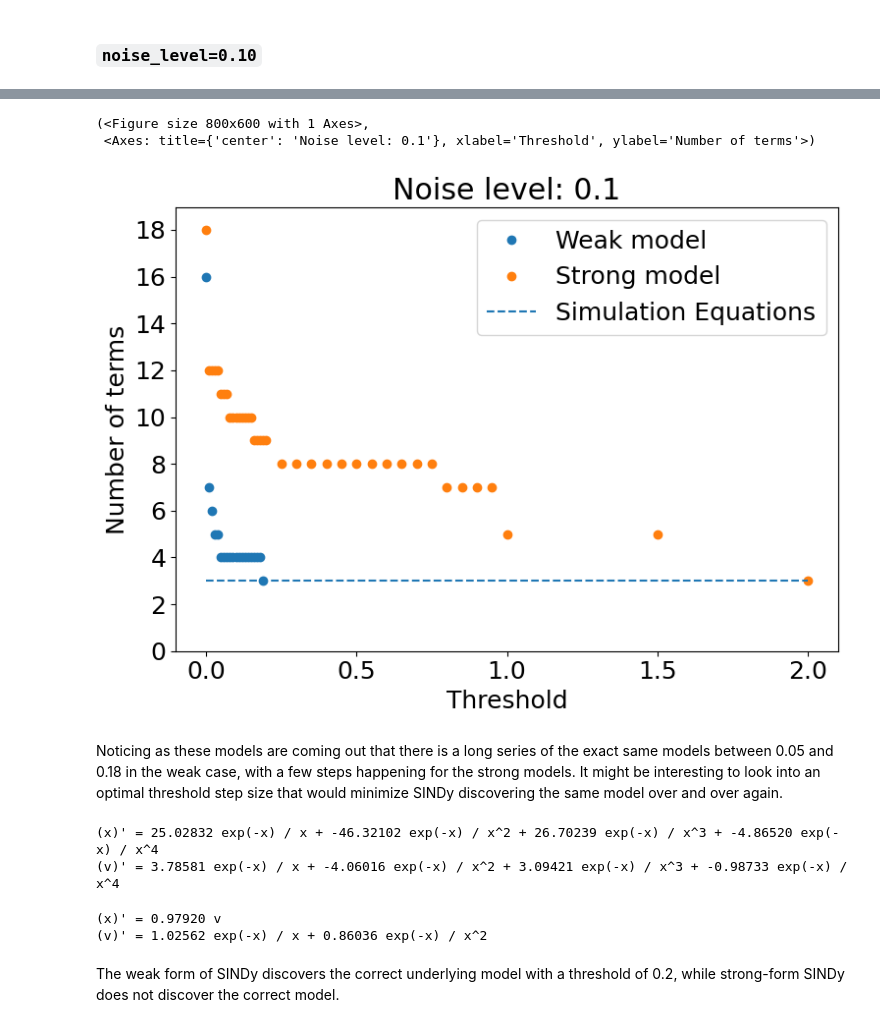
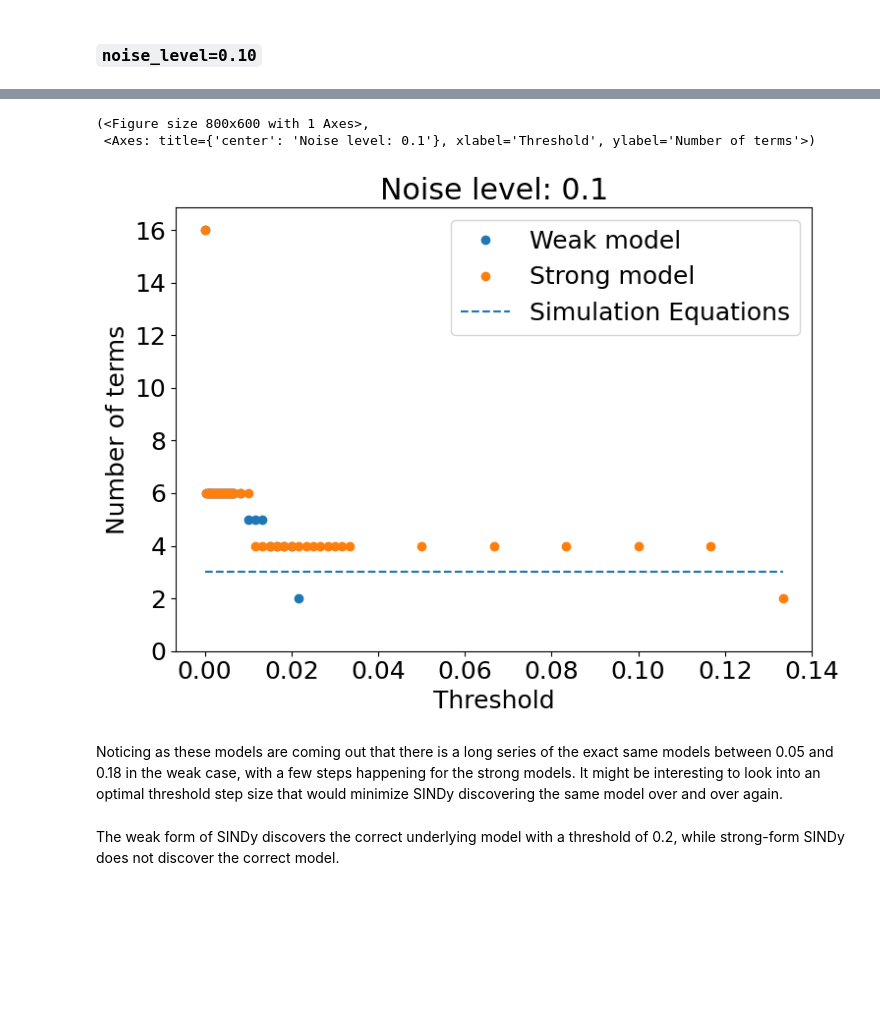
Before and after one commit to zbrookshowe/yukawa-sindy, a Jupyter notebook: Yukawa2body_weak_scaled.ipynb, the cells around one changed output, grey strips where cells are left out. Cells and saved outputs as stored; diff of their text form; code cells hidden in the pictures; blank space fills up the shorter version.

```diff
--- a/Yukawa2body_weak_scaled.ipynb
+++ b/Yukawa2body_weak_scaled.ipynb
@@ -27,0 +84,17 @@ list of functions exported to 'Yukawa_SINDy.py'
+# %%
+# scaling constant
+ep_0 = 8.85e-12 # epsilon naught
+m_d = 3.03e-14  # dust mass in kg
+mu = m_d / 2    # reduced mass
+n_d = 1e11      # dust density in m^-3
+n_e = 2.81e14   # electron density in m^-3
+e = 1.60e-19    # fundamental charge in Coulombs
+q_d = 1e4 * e   # dust charge
+kT_e = 1.24e-18 # in Joules (converted from eV)
+
+lambda_De = ( ( ep_0 * kT_e ) / ( n_e * e**2 ) )**(1/2)
+omega_pd = np.sqrt( ( n_d * q_d**2 ) / ( ep_0 * m_d ) )
+f_pd = omega_pd / (2 * np.pi)
+
+A = q_d**2 / (4 * np.pi * ep_0 * mu * lambda_De**3 * f_pd**2)
+print("scaling constant:", A)
@@ -195,7 +267,7 @@ Strong model
 # %%
 noise_level = 0.10
 # %%
-sims010 = generate_training_data(noise_level=noise_level)
+sims010 = ys.generate_training_data(noise_level=noise_level, mu_x0s=0.5, scaled=True)
 # %%
 sims010[38].plot()
 # %% [output]
@@ -203,7 +275,7 @@ sims010[38].plot()
 # %%
 # thresholds = np.arange(0, 0.2, 0.01)
-thresholds = np.concatenate((np.arange(0, 0.2, 0.01), np.arange(0.2, 1.0, 0.05), np.arange(1.0, 5.0, 0.5)))
-libs = generate_libraries(sims010[0].t)
+thresholds = np.concatenate((np.arange(0, 0.2*A, 0.01*A), np.arange(0.2*A, 1.0*A, 0.05*A), np.arange(1.0*A, 5.0*A, 0.5*A)))
+libs = ys.generate_libraries(sims010[0].t)
 x_train010 = [sim.x for sim in sims010]
 t_train010 = sims010[0].t
-thresholds, complexities = scan_thresholds(sims010, thresholds)
+thresholds, complexities = ys.scan_thresholds(sims010, thresholds, verbose=True)
@@ -210,9 +300,9 @@ thresholds, complexities = scan_thresholds(sims010, thresholds)
 # %%
-plot_complexities(thresholds, complexities, noise_level=noise_level)
+ys.plot_complexities(thresholds, complexities, noise_level=noise_level)
 # %% [output]
 (<Figure size 800x600 with 1 Axes>,
  <Axes: title={'center': 'Noise level: 0.1'}, xlabel='Threshold', ylabel='Number of terms'>)
-[figure, old version]
+[figure, new version]
 # %% [markdown]
 Noticing as these models are coming out that there is a long series of the exact same models between 0.05 and 0.18 in the weak case, with a few steps happening for the strong models.
 It might be interesting to look into an optimal threshold step size that would minimize SINDy discovering the same model over and over again.
@@ -224,17 +314,11 @@ opt = ps.STLSQ(threshold=0.5)
 strong_model = ps.SINDy(feature_names=["x", "v"],feature_library=strong_lib, optimizer=opt)
 strong_model.fit(x_train, t=t_train, multiple_trajectories=True)
 strong_model.print(precision=5)
-# %% [output]
-(x)' = 25.02832 exp(-x) / x + -46.32102 exp(-x) / x^2 + 26.70239 exp(-x) / x^3 + -4.86520 exp(-x) / x^4
-(v)' = 3.78581 exp(-x) / x + -4.06016 exp(-x) / x^2 + 3.09421 exp(-x) / x^3 + -0.98733 exp(-x) / x^4
 # %%
 opt = ps.STLSQ(threshold=0.2)
 weak_model = ps.SINDy(feature_names=["x", "v"],feature_library=weak_lib, optimizer=opt)
 weak_model.fit(x_train, t=t_train, multiple_trajectories=True)
 weak_model.print(precision=5)
-# %% [output]
-(x)' = 0.97920 v
-(v)' = 1.02562 exp(-x) / x + 0.86036 exp(-x) / x^2
 # %% [markdown]
 The weak form of SINDy discovers the correct underlying model with a threshold of 0.2, while strong-form SINDy does not discover the correct model.
 # %% [markdown]
```
Also changed, not shown: parts of 40 cells of this notebook, 1 other file.
